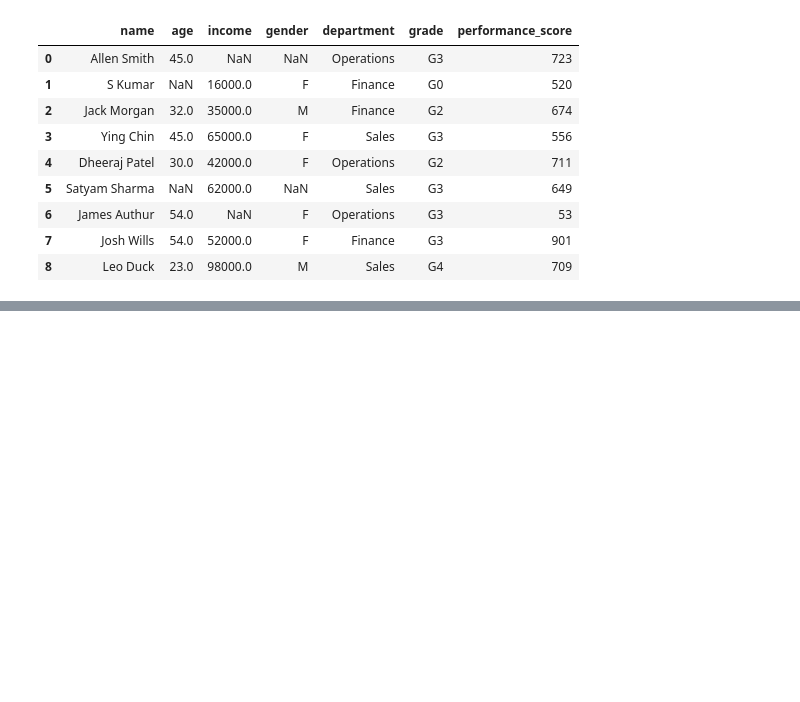
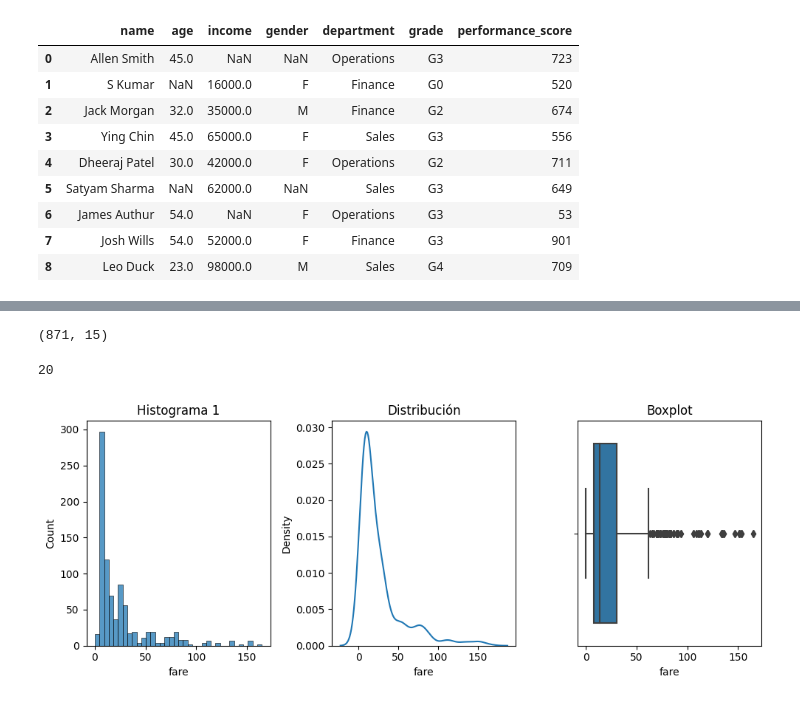
Before and after one commit to Angepira/AngePira.github.io, a Jupyter notebook: Clase_20_y_21_Limpieza_y_transformación_de_datos.ipynb, the cells around one changed output, grey strips where cells are left out. Cells and saved outputs as stored; diff of their text form; code cells hidden in the pictures; blank space fills up the shorter version.

```diff
--- a/Clase_20_y_21_Limpieza_y_transformación_de_datos.ipynb
+++ b/Clase_20_y_21_Limpieza_y_transformación_de_datos.ipynb
@@ -485,0 +813,3 @@ df
+# %%
+upper_limit = titanic['fare'].mean() + 3 * titanic['fare'].std()
+lower_limit = titanic['fare'].mean() - 3 * titanic['fare'].std()
@@ -485,0 +834,2 @@ df
+# %%
+titanic_sin_atipicos = titanic[(titanic['fare'] <upper_limit) & (titanic['fare'] > lower_limit)]
@@ -485,0 +850,37 @@ df
+# %%
+titanic_sin_atipicos.shape
+# %% [output]
+(871, 15)
+# %%
+titanic.shape[0] - titanic_sin_atipicos.shape[0]
+# %% [output]
+20
+# %%
+# Crear la figura y los subplots
+fig, axs = plt.subplots(1, 3, figsize=(10, 4))
+
+# Graficar el primer histograma en el primer subplot
+sns.histplot(data=titanic_sin_atipicos, x='fare', ax=axs[0])
+
+# Configurar título y etiquetas del primer subplot
+axs[0].set_title('Histograma 1')
+
+# Graficar la distribución en el segundo subplot
+sns.kdeplot(data=titanic_sin_atipicos, x='fare', ax=axs[1])
+
+# Configurar título y etiquetas del segundo subplot
+axs[1].set_title('Distribución')
+
+# Graficar el boxplot en el tercer subplot
+sns.boxplot(data=titanic_sin_atipicos, x='fare', ax=axs[2])
+
+# Configurar título y etiquetas del segundo subplot
+axs[2].set_title('Boxplot')
+
+# Ajustar el espaciado entre subplots
+plt.tight_layout()
+
+# Mostrar la figura con los subplots
+plt.show()
+# %% [output]
+[figure, added]
```
Also changed, not shown: parts of 51 cells of this notebook.
